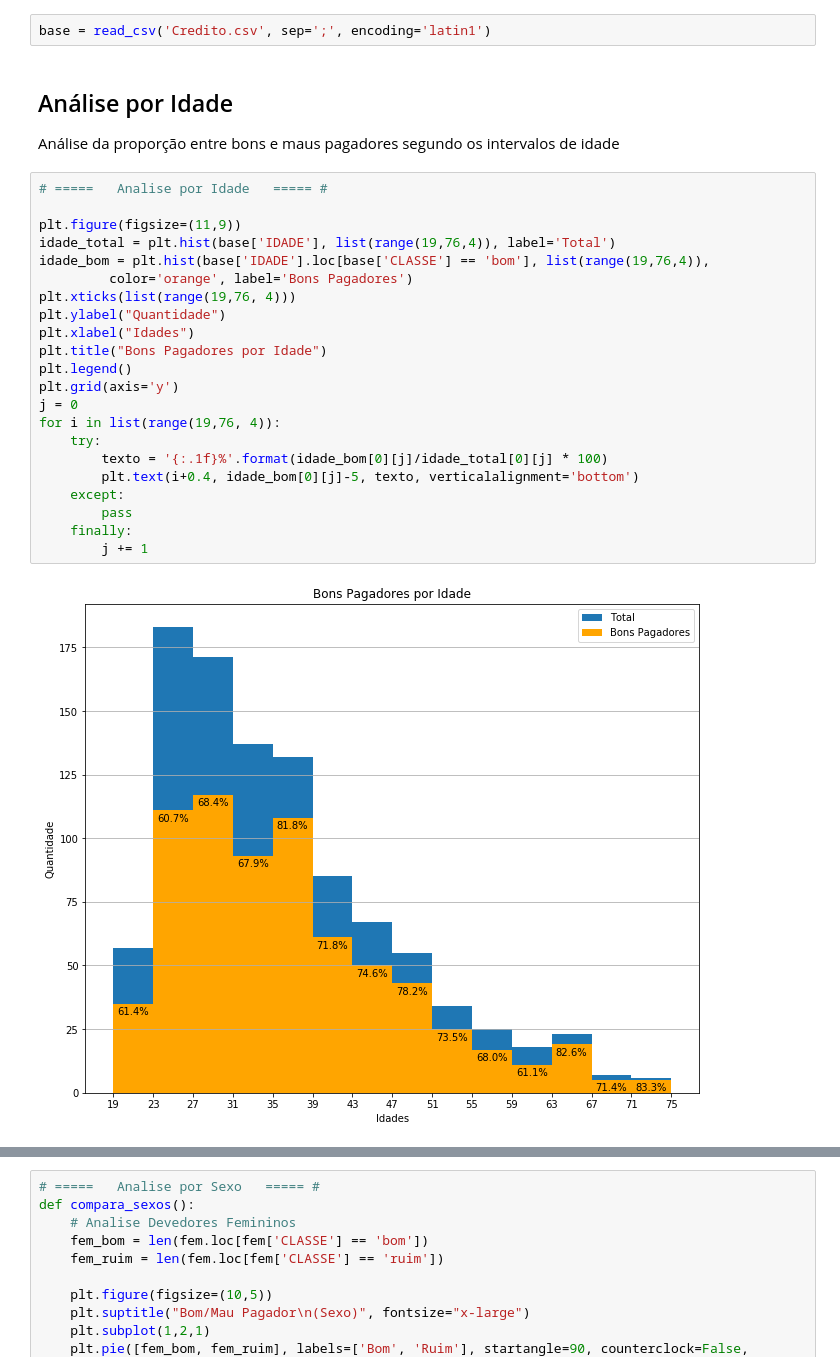
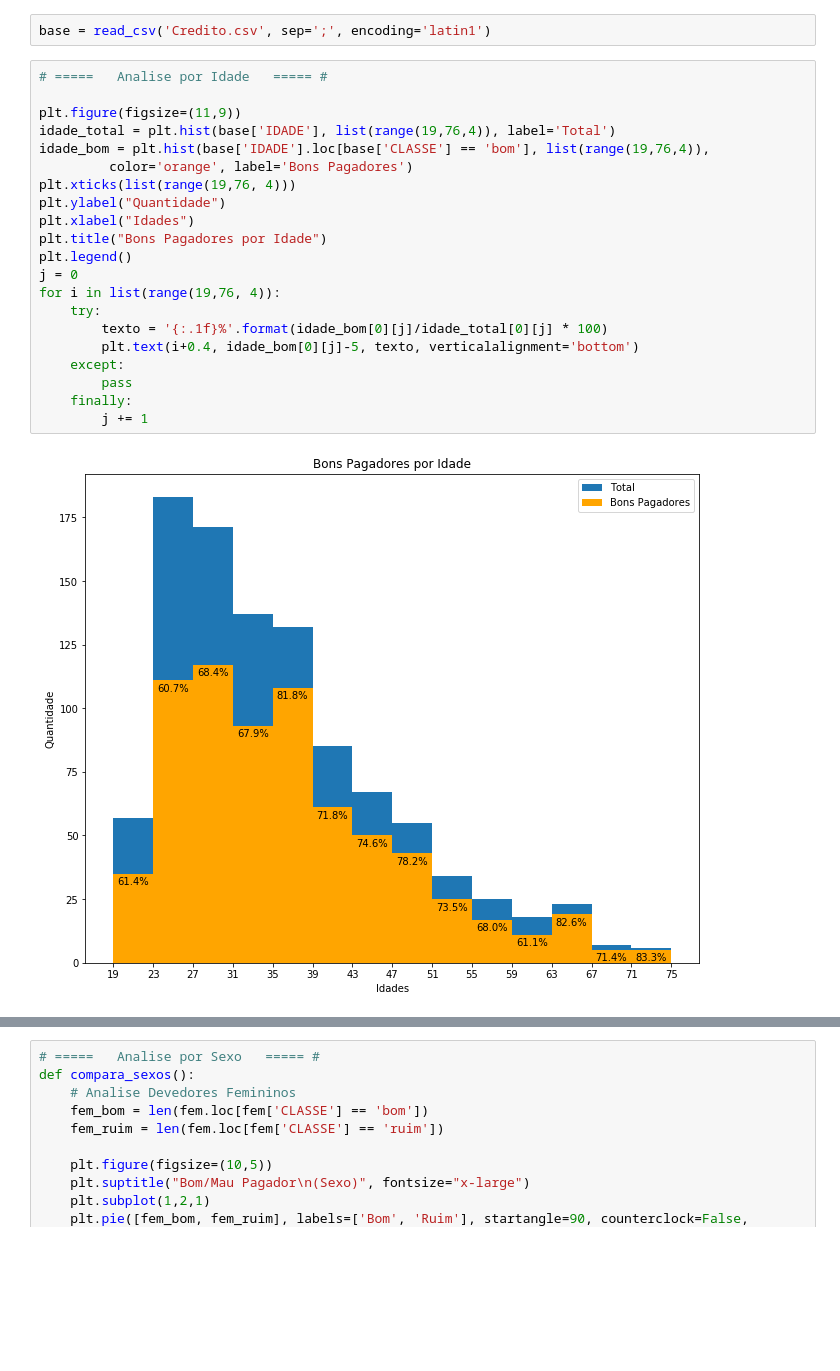
Before and after one commit to brmaciel/Projetos_AnaliseDados, a Jupyter notebook: Analise_Credito/Analise_Credito.ipynb, the cells around one changed output, grey strips where cells are left out. Drawn from its saved outputs; the diff is of its cells as text; blank space fills up the shorter version.

```diff
--- a/Analise_Credito/Analise_Credito.ipynb
+++ b/Analise_Credito/Analise_Credito.ipynb
@@ -11,30 +4,26 @@ from pandas import read_csv
 import matplotlib.pyplot as plt
 # %%
 base = read_csv('Credito.csv', sep=';', encoding='latin1')
-# %% [markdown]
-## Análise por Idade
-Análise da proporção entre bons e maus pagadores segundo os intervalos de idade
 # %%
 # =====   Analise por Idade   ===== #
 
 plt.figure(figsize=(11,9))
 idade_total = plt.hist(base['IDADE'], list(range(19,76,4)), label='Total')
 idade_bom = plt.hist(base['IDADE'].loc[base['CLASSE'] == 'bom'], list(range(19,76,4)),
          color='orange', label='Bons Pagadores')
 plt.xticks(list(range(19,76, 4)))
 plt.ylabel("Quantidade")
 plt.xlabel("Idades")
 plt.title("Bons Pagadores por Idade")
 plt.legend()
-plt.grid(axis='y')
 j = 0
 for i in list(range(19,76, 4)):
     try:
         texto = '{:.1f}%'.format(idade_bom[0][j]/idade_total[0][j] * 100)
         plt.text(i+0.4, idade_bom[0][j]-5, texto, verticalalignment='bottom')
     except:
         pass
     finally:
         j += 1
 # %% [output]
-[figure, old version]
+[figure, new version]
```
Also changed, not shown: parts of 12 cells of this notebook.
